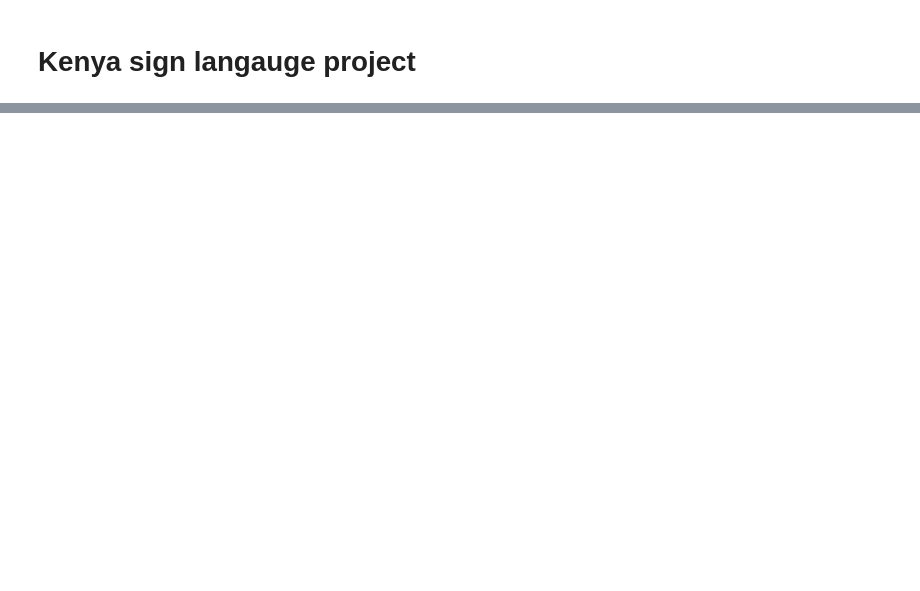
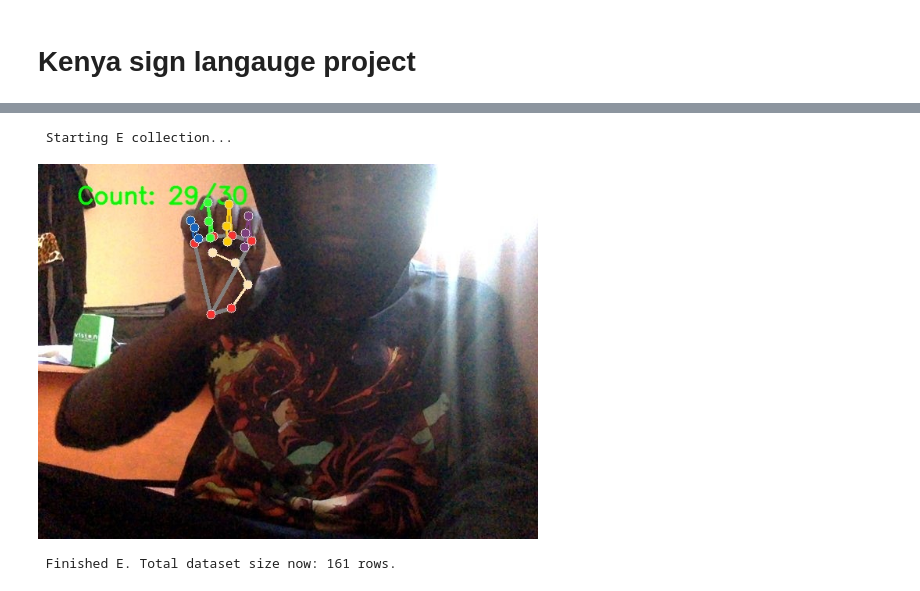
Before and after one commit to Brian342/Sign_Language, a Jupyter notebook: SignLanguage Translation.ipynb, the cells around one changed output, grey strips where cells are left out. Cells and saved outputs as stored; diff of their text form; code cells hidden in the pictures; blank space fills up the shorter version.

```diff
--- a/SignLanguage Translation.ipynb
+++ b/SignLanguage Translation.ipynb
@@ -208,2 +237,4 @@ collect_sign('C', num_samples=30)
 # %%
 # collecting sign langauge E
+collect_sign('E', num_samples=30)
+# %% [output]
@@ -210,2 +242,5 @@ collect_sign('C', num_samples=30)
+ Starting E collection...
+[figure, added]
+ Finished E. Total dataset size now: 161 rows.
 # %%
 # collecting sign langauge F
```
Also changed, not shown: parts of 28 cells of this notebook.
